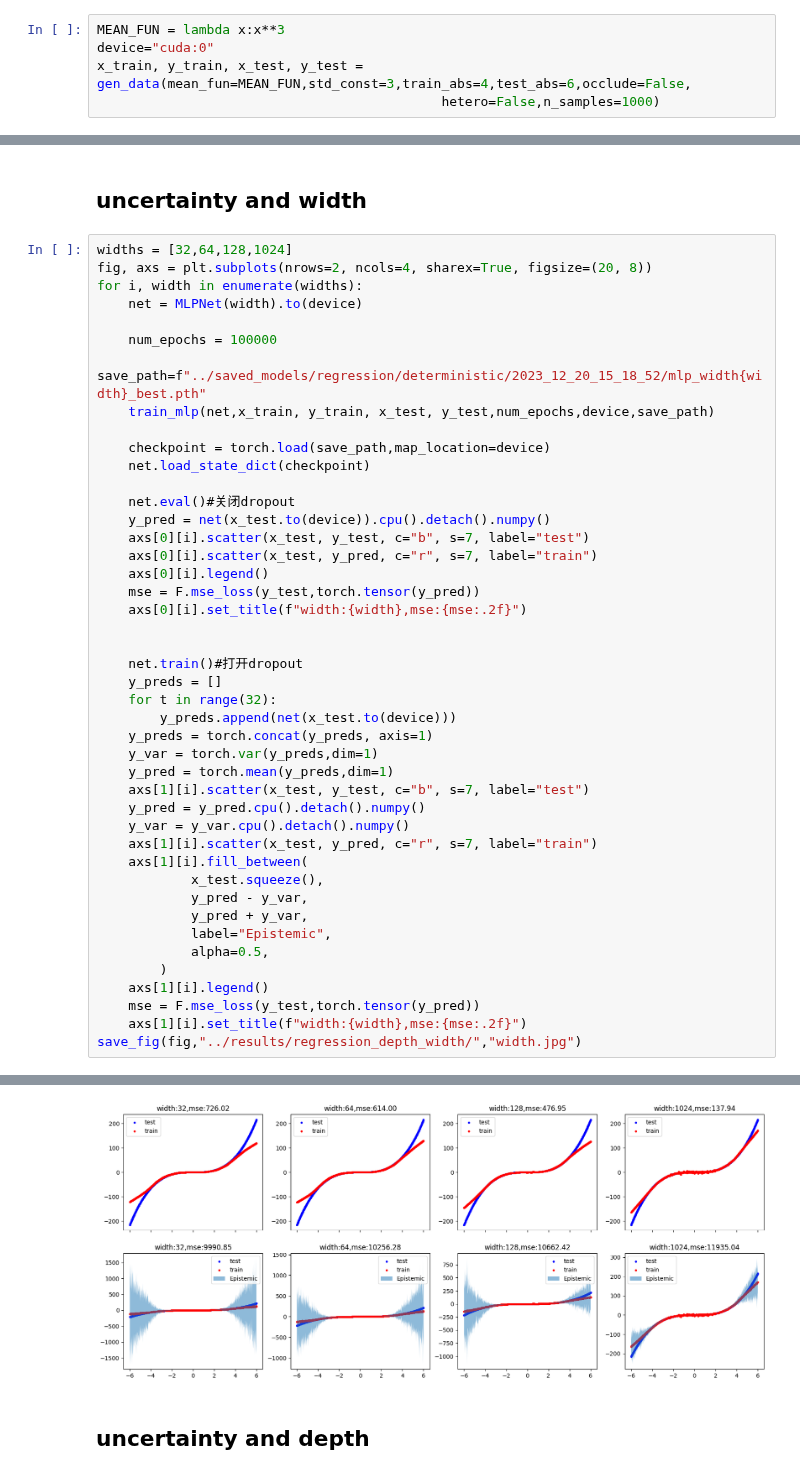
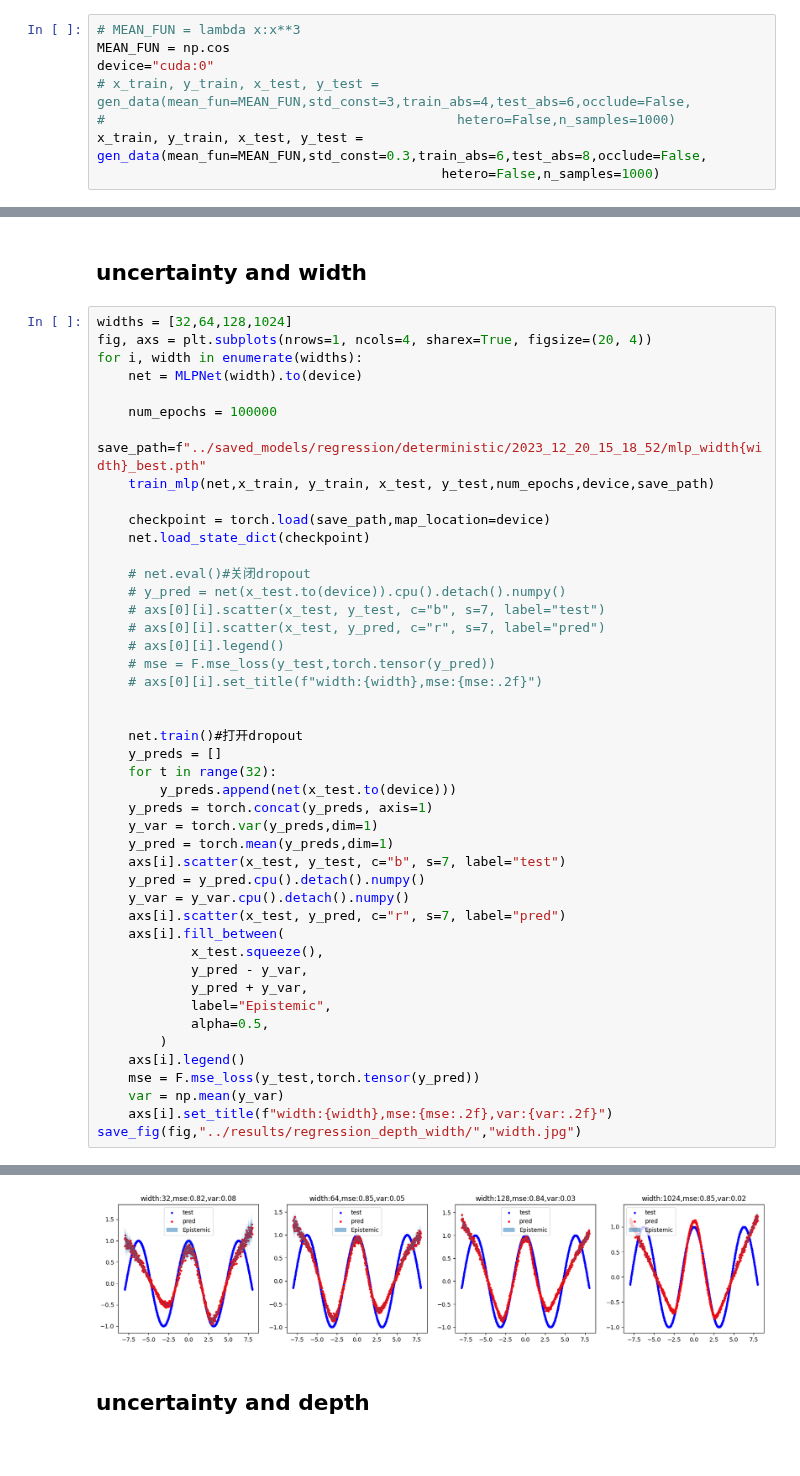
Before and after one commit to buyizhiyou/YYM, a Jupyter notebook: notebooks/regression_depth_width.ipynb, the cells around one changed output, grey strips where cells are left out. Cells and saved outputs as stored; diff of their text form.

```diff
--- a/notebooks/regression_depth_width.ipynb
+++ b/notebooks/regression_depth_width.ipynb
@@ -22,8 +22,11 @@ from uncertainty.mc_dropout_regression import mc_dropout_eval
 %reload_ext autoreload
 %autoreload 2
 # %%
-MEAN_FUN = lambda x:x**3
+# MEAN_FUN = lambda x:x**3
+MEAN_FUN = np.cos
 device="cuda:0"
-x_train, y_train, x_test, y_test = gen_data(mean_fun=MEAN_FUN,std_const=3,train_abs=4,test_abs=6,occlude=False,
+# x_train, y_train, x_test, y_test = gen_data(mean_fun=MEAN_FUN,std_const=3,train_abs=4,test_abs=6,occlude=False,
+#                                             hetero=False,n_samples=1000)
+x_train, y_train, x_test, y_test = gen_data(mean_fun=MEAN_FUN,std_const=0.3,train_abs=6,test_abs=8,occlude=False,
                                             hetero=False,n_samples=1000)
 # %% [output]
@@ -81,7 +84,7 @@ def train_mlp(model,x_train, y_train, x_test, y_test,num_epochs,device,save_path
 ## uncertainty and width
 # %%
 widths = [32,64,128,1024]
-fig, axs = plt.subplots(nrows=2, ncols=4, sharex=True, figsize=(20, 8))
+fig, axs = plt.subplots(nrows=1, ncols=4, sharex=True, figsize=(20, 4))
 for i, width in enumerate(widths):
     net = MLPNet(width).to(device)
 
@@ -89,46 +92,47 @@ for i, width in enumerate(widths):
     save_path=f"../saved_models/regression/deterministic/2023_12_20_15_18_52/mlp_width{width}_best.pth"
     train_mlp(net,x_train, y_train, x_test, y_test,num_epochs,device,save_path)
 
     checkpoint = torch.load(save_path,map_location=device)
     net.load_state_dict(checkpoint)
 
-    net.eval()#关闭dropout
-    y_pred = net(x_test.to(device)).cpu().detach().numpy()
-    axs[0][i].scatter(x_test, y_test, c="b", s=7, label="test")
-    axs[0][i].scatter(x_test, y_pred, c="r", s=7, label="train")
-    axs[0][i].legend()
-    mse = F.mse_loss(y_test,torch.tensor(y_pred))
-    axs[0][i].set_title(f"width:{width},mse:{mse:.2f}")
+    # net.eval()#关闭dropout
+    # y_pred = net(x_test.to(device)).cpu().detach().numpy()
+    # axs[0][i].scatter(x_test, y_test, c="b", s=7, label="test")
+    # axs[0][i].scatter(x_test, y_pred, c="r", s=7, label="pred")
+    # axs[0][i].legend()
+    # mse = F.mse_loss(y_test,torch.tensor(y_pred))
+    # axs[0][i].set_title(f"width:{width},mse:{mse:.2f}")
 
 
     net.train()#打开dropout
     y_preds = []
     for t in range(32):
         y_preds.append(net(x_test.to(device)))
     y_preds = torch.concat(y_preds, axis=1)
     y_var = torch.var(y_preds,dim=1)
     y_pred = torch.mean(y_preds,dim=1)
-    axs[1][i].scatter(x_test, y_test, c="b", s=7, label="test")
+    axs[i].scatter(x_test, y_test, c="b", s=7, label="test")
     y_pred = y_pred.cpu().detach().numpy()
     y_var = y_var.cpu().detach().numpy()
-    axs[1][i].scatter(x_test, y_pred, c="r", s=7, label="train")
-    axs[1][i].fill_between(
+    axs[i].scatter(x_test, y_pred, c="r", s=7, label="pred")
+    axs[i].fill_between(
             x_test.squeeze(),
             y_pred - y_var,
             y_pred + y_var,
             label="Epistemic",
             alpha=0.5,
         )
-    axs[1][i].legend()
+    axs[i].legend()
     mse = F.mse_loss(y_test,torch.tensor(y_pred))
-    axs[1][i].set_title(f"width:{width},mse:{mse:.2f}")
+    var = np.mean(y_var)
+    axs[i].set_title(f"width:{width},mse:{mse:.2f},var:{var:.2f}")
 save_fig(fig,"../results/regression_depth_width/","width.jpg")
 # %% [output]
 Early stopping
 Early stopping
 Early stopping
 Early stopping
-[figure, old version]
+[figure, new version]
 # %% [markdown]
 ## uncertainty and depth
 # %%
```
Also changed, not shown: parts of 2 cells of this notebook, 6 other files.
